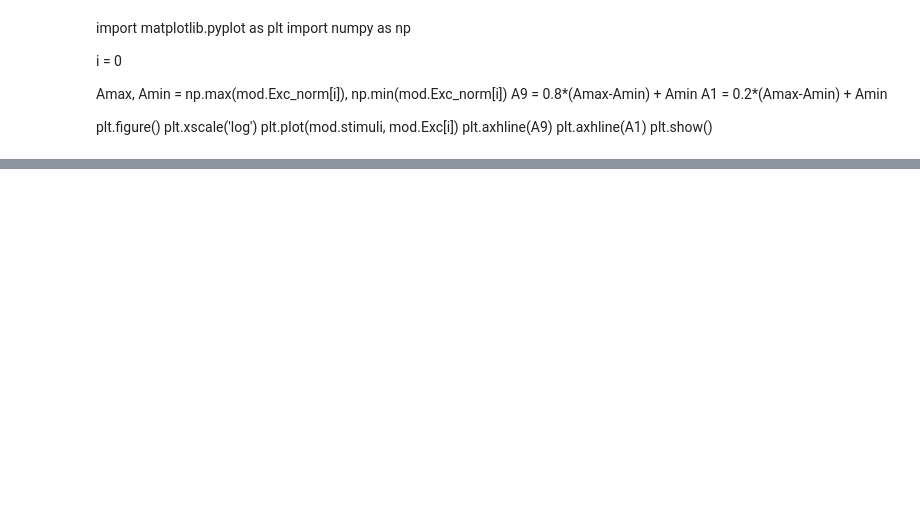
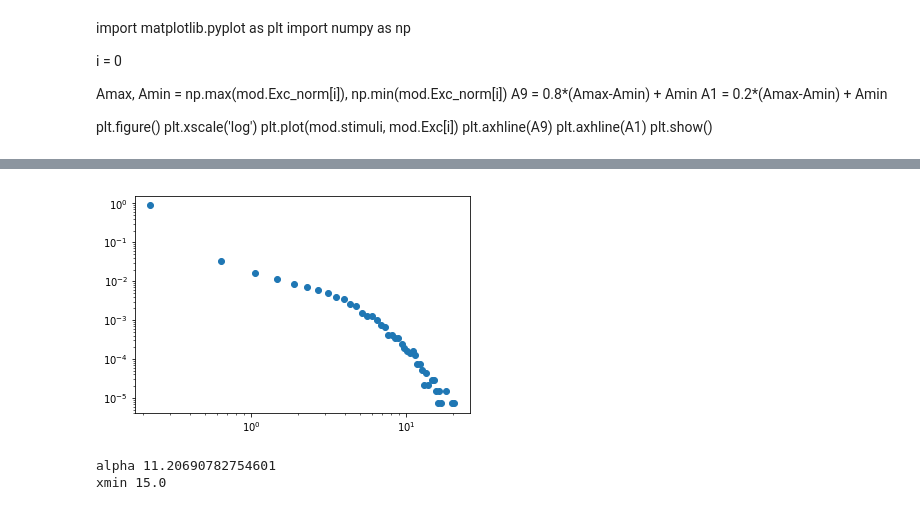
Before and after one commit to gbarzon/HTC_Mesoscopic_Brain, a Jupyter notebook: HTC_results_1.ipynb, the cells around one changed output, grey strips where cells are left out. Drawn from its saved outputs; the diff is of its cells as text; code cells hidden in the pictures; blank space fills up the shorter version.

Commit message:
Add Results with Connectome 998

```diff
--- a/HTC_results_1.ipynb
+++ b/HTC_results_1.ipynb
@@ -93,0 +205,20 @@ plt.show()
+# %%
+tt = np.argmax(mod.S2)
+
+flat_list = [ [mod.pdf_size_causal[tt][0][i]] * mod.pdf_size_causal[tt][1][i].astype(int) for i in range(len(mod.pdf_size_causal[tt][0]))]
+flat_list = [item for sublist in flat_list for item in sublist]
+# %%
+plt.xscale('log')
+plt.yscale('log')
+
+plt.plot(mod.pdf_size_causal[tt][0], mod.pdf_size_causal[tt][1] / sum(mod.pdf_size_causal[tt][1]), 'o')
+plt.show()
+# %% [output]
+[figure, added]
+# %%
+results = powerlaw.Fit(flat_list, xmin=15)
+print('alpha', results.power_law.alpha)
+print('xmin', results.power_law.xmin)
+# %% [output]
+alpha 11.20690782754601
+xmin 15.0
```
Also changed, not shown: parts of 34 cells of this notebook, 14 other files.
